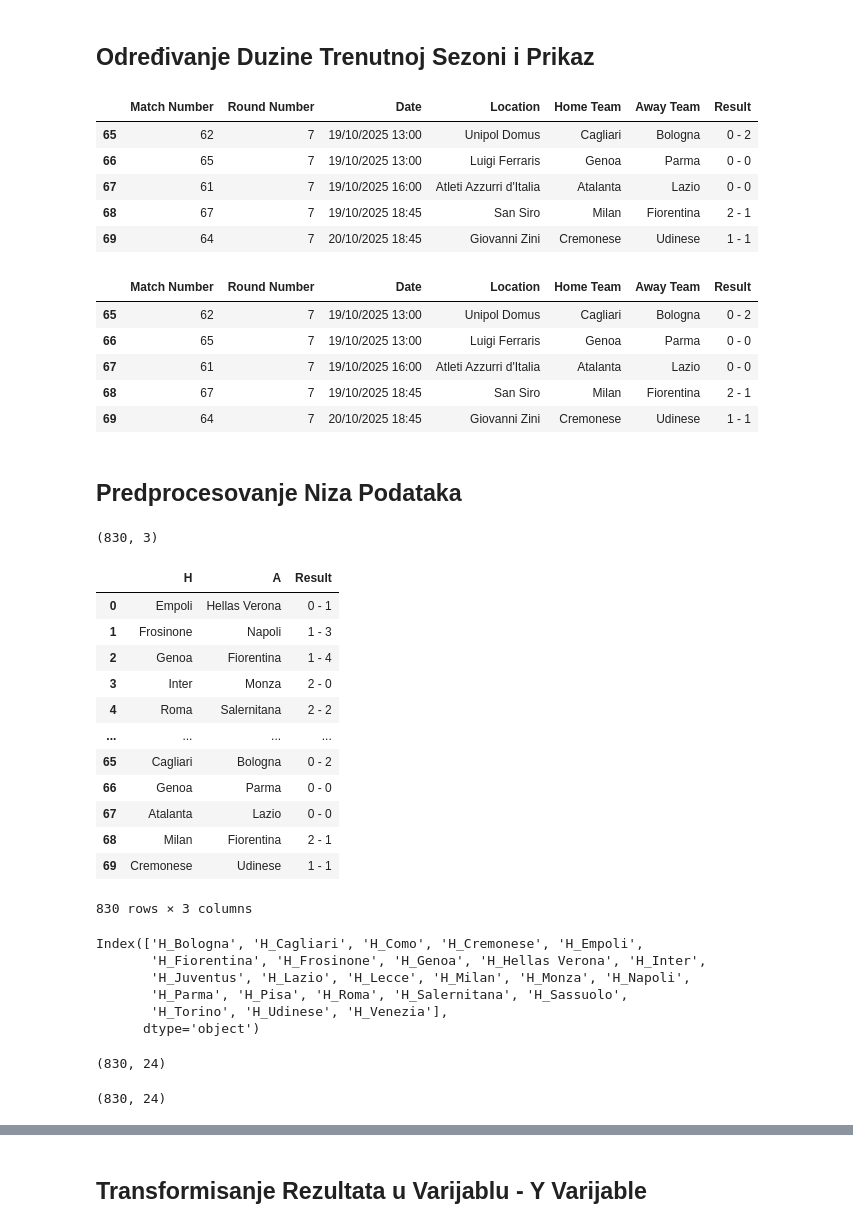
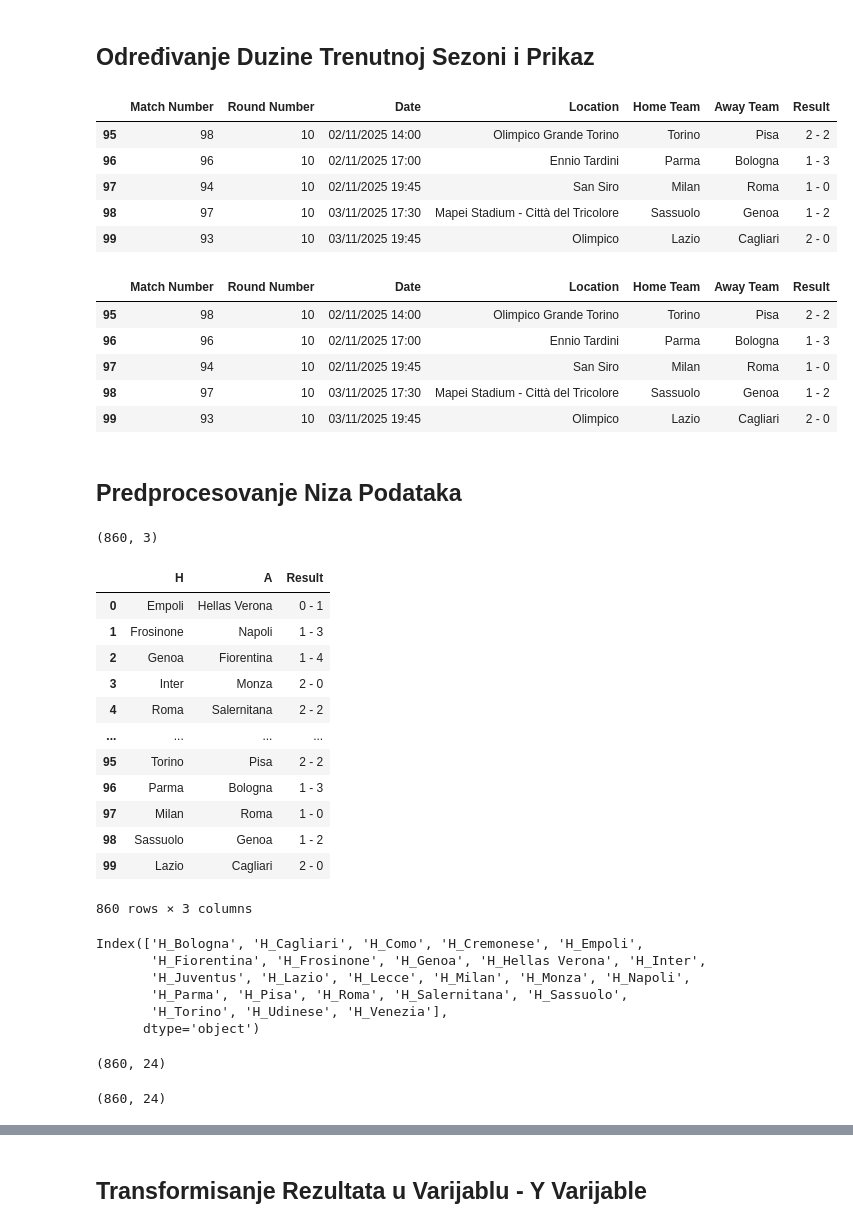
Before and after one commit to AmirBih/pred-rez-seriA, a Jupyter notebook: SA- float_Predvidjanje_Pobjednika.ipynb, the cells around one changed output, grey strips where cells are left out. Cells and saved outputs as stored; diff of their text form; code cells hidden in the pictures.

```diff
--- a/SA- float_Predvidjanje_Pobjednika.ipynb
+++ b/SA- float_Predvidjanje_Pobjednika.ipynb
@@ -16,15 +16,15 @@ df_25_6 = pd.read_csv("serie-a-2025.csv")
 ## Određivanje Duzine Trenutnoj Sezoni i Prikaz
 # %%
 #odrediti duzinu sezone - OBAVEZNO!!!
-df_25_6 = df_25_6.head(70)
+df_25_6 = df_25_6.head(100)
 df_25_6.tail()
 # %% [output]
 |  | Match Number | Round Number | Date | Location | Home Team | Away Team | Result |
-| 65 | 62 | 7 | 19/10/2025 13:00 | Unipol Domus | Cagliari | Bologna | 0 - 2 |
-| 66 | 65 | 7 | 19/10/2025 13:00 | Luigi Ferraris | Genoa | Parma | 0 - 0 |
-| 67 | 61 | 7 | 19/10/2025 16:00 | Atleti Azzurri d'Italia | Atalanta | Lazio | 0 - 0 |
-| 68 | 67 | 7 | 19/10/2025 18:45 | San Siro | Milan | Fiorentina | 2 - 1 |
-| 69 | 64 | 7 | 20/10/2025 18:45 | Giovanni Zini | Cremonese | Udinese | 1 - 1 |
+| 95 | 98 | 10 | 02/11/2025 14:00 | Olimpico Grande Torino | Torino | Pisa | 2 - 2 |
+| 96 | 96 | 10 | 02/11/2025 17:00 | Ennio Tardini | Parma | Bologna | 1 - 3 |
+| 97 | 94 | 10 | 02/11/2025 19:45 | San Siro | Milan | Roma | 1 - 0 |
+| 98 | 97 | 10 | 03/11/2025 17:30 | Mapei Stadium - Città del Tricolore | Sassuolo | Genoa | 1 - 2 |
+| 99 | 93 | 10 | 03/11/2025 19:45 | Olimpico | Lazio | Cagliari | 2 - 0 |
 # %%
 #sjedinjavanje ta tri df niza podataka - po osi jedan - odnosno uzduž
 df_BL = pd.concat([df_23_4, df_24_5, df_25_6], axis=0)
@@ -34,11 +34,11 @@ df_BL = pd.concat([df_23_4, df_24_5, df_25_6], axis=0)
 df_BL.tail()
 # %% [output]
 |  | Match Number | Round Number | Date | Location | Home Team | Away Team | Result |
-| 65 | 62 | 7 | 19/10/2025 13:00 | Unipol Domus | Cagliari | Bologna | 0 - 2 |
-| 66 | 65 | 7 | 19/10/2025 13:00 | Luigi Ferraris | Genoa | Parma | 0 - 0 |
-| 67 | 61 | 7 | 19/10/2025 16:00 | Atleti Azzurri d'Italia | Atalanta | Lazio | 0 - 0 |
-| 68 | 67 | 7 | 19/10/2025 18:45 | San Siro | Milan | Fiorentina | 2 - 1 |
-| 69 | 64 | 7 | 20/10/2025 18:45 | Giovanni Zini | Cremonese | Udinese | 1 - 1 |
+| 95 | 98 | 10 | 02/11/2025 14:00 | Olimpico Grande Torino | Torino | Pisa | 2 - 2 |
+| 96 | 96 | 10 | 02/11/2025 17:00 | Ennio Tardini | Parma | Bologna | 1 - 3 |
+| 97 | 94 | 10 | 02/11/2025 19:45 | San Siro | Milan | Roma | 1 - 0 |
+| 98 | 97 | 10 | 03/11/2025 17:30 | Mapei Stadium - Città del Tricolore | Sassuolo | Genoa | 1 - 2 |
+| 99 | 93 | 10 | 03/11/2025 19:45 | Olimpico | Lazio | Cagliari | 2 - 0 |
 # %% [markdown]
 ## Predprocesovanje Niza Podataka
 # %%
@@ -46,7 +46,7 @@ df_BL.tail()
 df_BL = df_BL.drop(["Match Number","Round Number","Date","Location"],axis=1)
 df_BL.shape
 # %% [output]
-(830, 3)
+(860, 3)
 # %%
 df_BL.rename(columns={"Home Team":"H","Away Team":"A"},inplace=True)
 # %%
@@ -59,12 +59,12 @@ df_BL
 | 3 | Inter | Monza | 2 - 0 |
 | 4 | Roma | Salernitana | 2 - 2 |
 | ... | ... | ... | ... |
-| 65 | Cagliari | Bologna | 0 - 2 |
-| 66 | Genoa | Parma | 0 - 0 |
-| 67 | Atalanta | Lazio | 0 - 0 |
-| 68 | Milan | Fiorentina | 2 - 1 |
-| 69 | Cremonese | Udinese | 1 - 1 |
+| 95 | Torino | Pisa | 2 - 2 |
+| 96 | Parma | Bologna | 1 - 3 |
+| 97 | Milan | Roma | 1 - 0 |
+| 98 | Sassuolo | Genoa | 1 - 2 |
+| 99 | Lazio | Cagliari | 2 - 0 |
-830 rows × 3 columns
+860 rows × 3 columns
 # %%
 from sklearn.model_selection import train_test_split
 from sklearn.preprocessing import StandardScaler, LabelEncoder, OneHotEncoder
@@ -86,7 +86,7 @@ Index(['H_Bologna', 'H_Cagliari', 'H_Como', 'H_Cremonese', 'H_Empoli',
 # %%
 df_domacin.shape
 # %% [output]
-(830, 24)
+(860, 24)
 # %%
 #One Hot Encoder Timova - Gosti
 onehot_encoder_gost = OneHotEncoder(handle_unknown="ignore",drop="first")  # Ensure parameters are correct
@@ -95,7 +95,7 @@ df_gost = pd.DataFrame(kodiran_gost,columns=onehot_encoder_gost.get_feature_name
 # %%
 df_gost.shape
 # %% [output]
-(830, 24)
+(860, 24)
 # %%
 #Sjedinjavanje tih osobina domacin i gost
 df_jedan = pd.concat([df_domacin,df_gost],axis=1)
```
Also changed, not shown: parts of 6 cells of this notebook, 5 other files.
